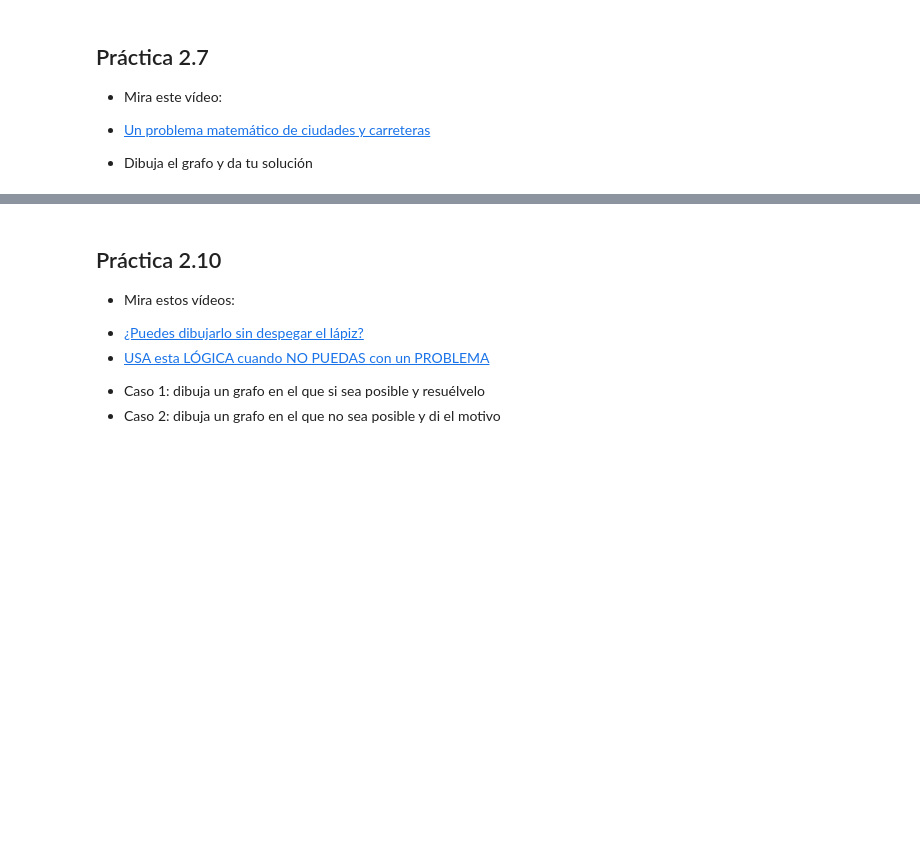
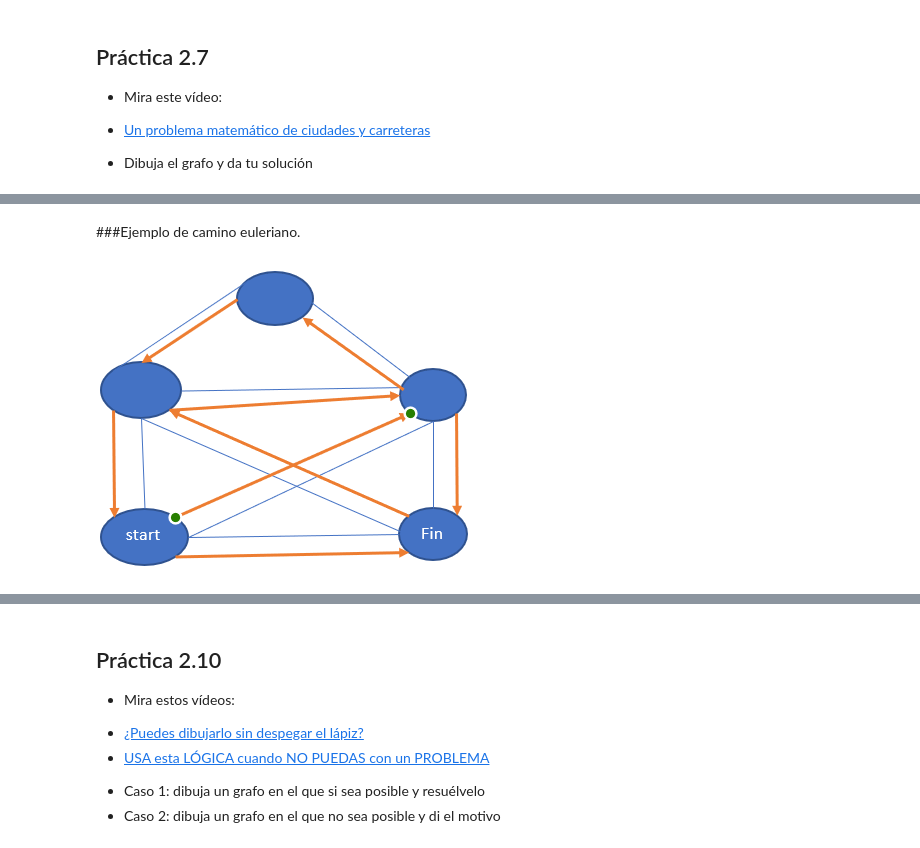
Before and after one commit to Alba004/Matematicas, a Jupyter notebook: grafos/practica_grafos.ipynb, the cells around one changed output, grey strips where cells are left out. Cells and saved outputs as stored; diff of their text form; code cells hidden in the pictures; blank space fills up the shorter version.

```diff
--- a/grafos/practica_grafos.ipynb
+++ b/grafos/practica_grafos.ipynb
@@ -280 +298,8 @@ Un ciclo euleriano es un camino cerrado que recorre cada arista exactamente una
 * Dibuja un par de casos
+# %% [markdown]
+###Ejemplo de camino euleriano.
+# %%
+from IPython.display import Image
+Image ("camino euleriano.png")
+# %% [output]
+[figure, added]
```
Also changed, not shown: parts of 12 cells of this notebook.
